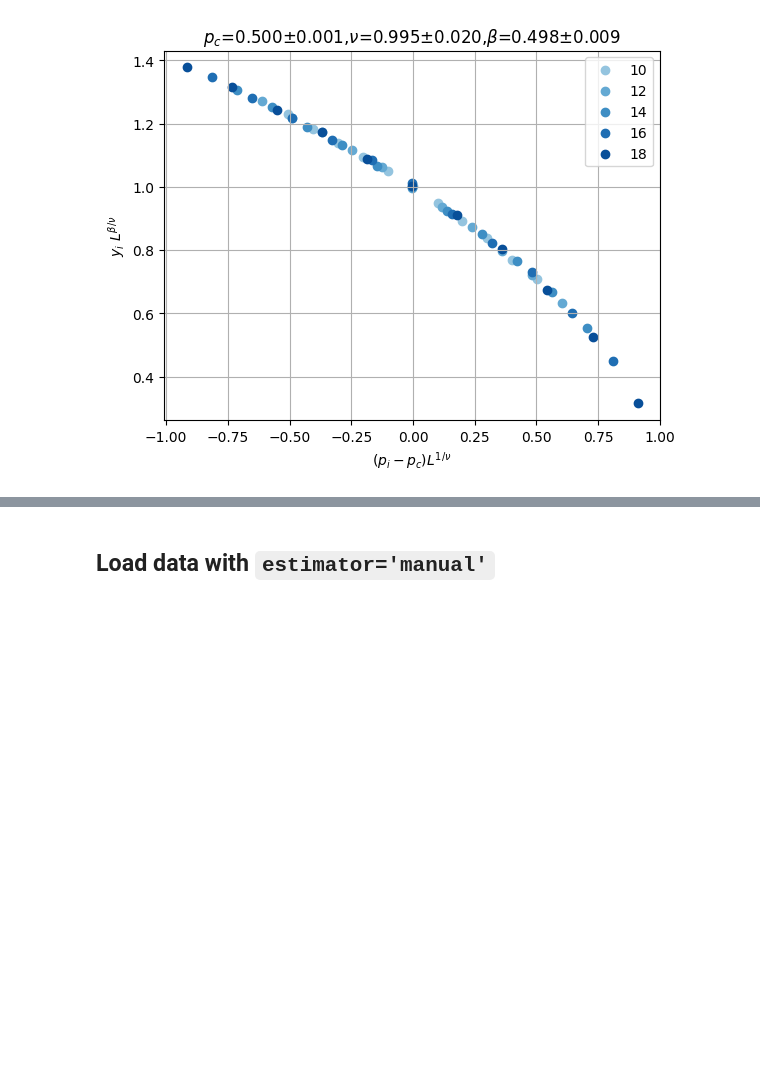
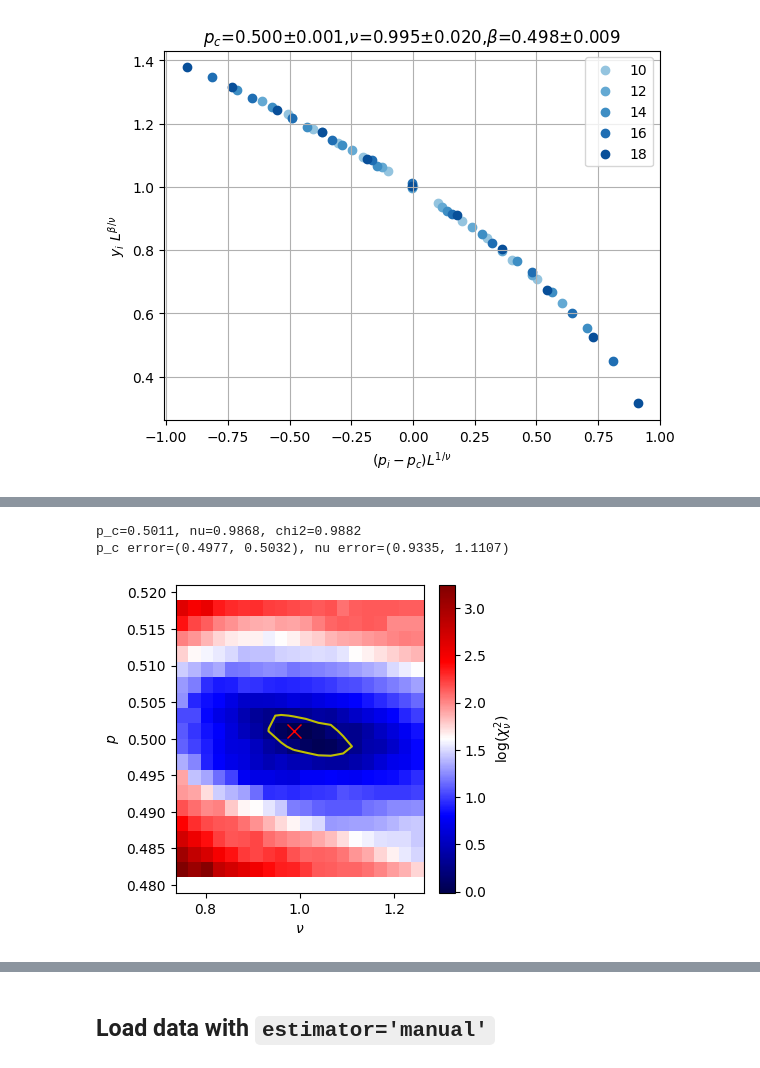
Before and after one commit to hainingpan/FSS, a Jupyter notebook: example.ipynb, the cells around one changed output, grey strips where cells are left out. Saved outputs shown, nothing was run; the diff lists cells and outputs as text; code cells hidden in the pictures; blank space fills up the shorter version.

```diff
--- a/example.ipynb
+++ b/example.ipynb
@@ -83,0 +107,12 @@ dc.plot_data_collapse()
+# %%
+result = dc.parameter_sweep(
+    p_c=np.linspace(0.48, 0.52, 20),
+    nu=np.linspace(0.75, 1.25, 20),
+    beta=0,
+    n_jobs=-1,  # use all cores
+    backend='threading',  # multiprocessing
+)
+# %% [output]
+p_c=0.5011, nu=0.9868, chi2=0.9882
+p_c error=(0.4977, 0.5032), nu error=(0.9335, 1.1107)
+[figure, added]
```
Also changed, not shown: parts of 8 cells of this notebook, 4 other files.
